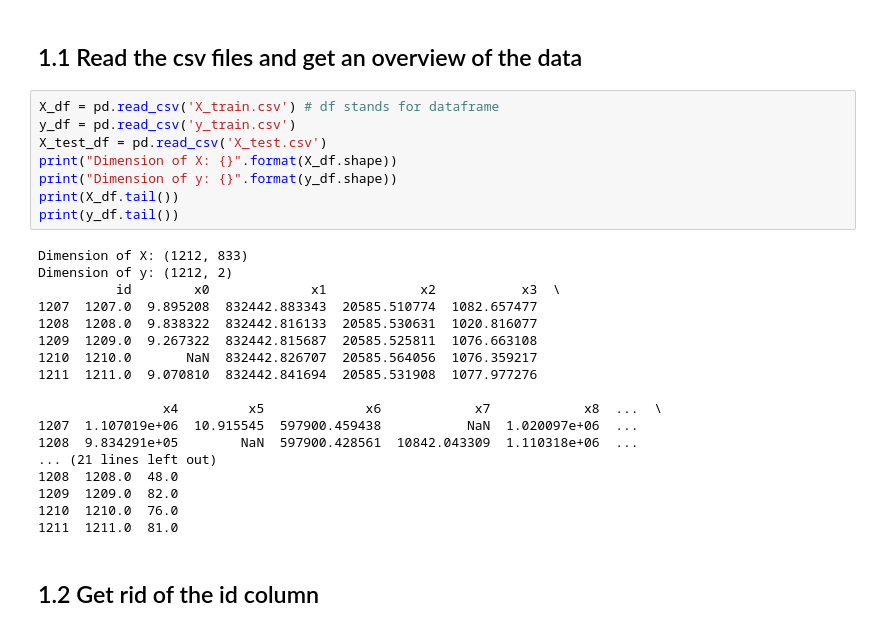
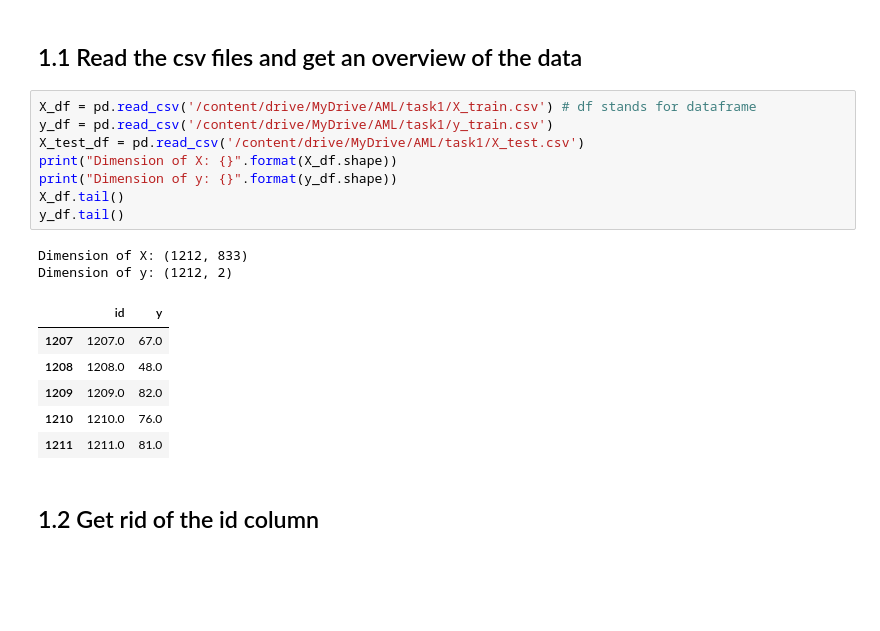
Before and after one commit to TinghuanLiu/AML-2021-Fall, a Jupyter notebook: task1re.ipynb, the cells around one changed output. Drawn from its saved outputs; the diff is of its cells as text; blank space fills up the shorter version.

```diff
--- a/task1re.ipynb
+++ b/task1re.ipynb
@@ -16,31 +21,22 @@ from sklearn.metrics import r2_score
 # %% [markdown]
 ## 1.1 Read the csv files and get an overview of the data
 # %%
-X_df = pd.read_csv('X_train.csv') # df stands for dataframe
-y_df = pd.read_csv('y_train.csv')
-X_test_df = pd.read_csv('X_test.csv')
+X_df = pd.read_csv('/content/drive/MyDrive/AML/task1/X_train.csv') # df stands for dataframe
+y_df = pd.read_csv('/content/drive/MyDrive/AML/task1/y_train.csv')
+X_test_df = pd.read_csv('/content/drive/MyDrive/AML/task1/X_test.csv')
 print("Dimension of X: {}".format(X_df.shape))
 print("Dimension of y: {}".format(y_df.shape))
-print(X_df.tail())
-print(y_df.tail())
+X_df.tail()
+y_df.tail()
 # %% [output]
 Dimension of X: (1212, 833)
 Dimension of y: (1212, 2)
-          id        x0             x1            x2           x3  \
-1207  1207.0  9.895208  832442.883343  20585.510774  1082.657477
-1208  1208.0  9.838322  832442.816133  20585.530631  1020.816077
-1209  1209.0  9.267322  832442.815687  20585.525811  1076.663108
-1210  1210.0       NaN  832442.826707  20585.564056  1076.359217
-1211  1211.0  9.070810  832442.841694  20585.531908  1077.977276
-
-                x4         x5             x6            x7            x8  ...  \
-1207  1.107019e+06  10.915545  597900.459438           NaN  1.020097e+06  ...
-1208  9.834291e+05        NaN  597900.428561  10842.043309  1.110318e+06  ...
-... (21 lines left out)
-1208  1208.0  48.0
-1209  1209.0  82.0
-1210  1210.0  76.0
-1211  1211.0  81.0
+|  | id | y |
+| 1207 | 1207.0 | 67.0 |
+| 1208 | 1208.0 | 48.0 |
+| 1209 | 1209.0 | 82.0 |
+| 1210 | 1210.0 | 76.0 |
+| 1211 | 1211.0 | 81.0 |
 # %% [markdown]
 ## 1.2 Get rid of the id column
 # %%
```
Also changed, not shown: parts of 19 cells of this notebook.
